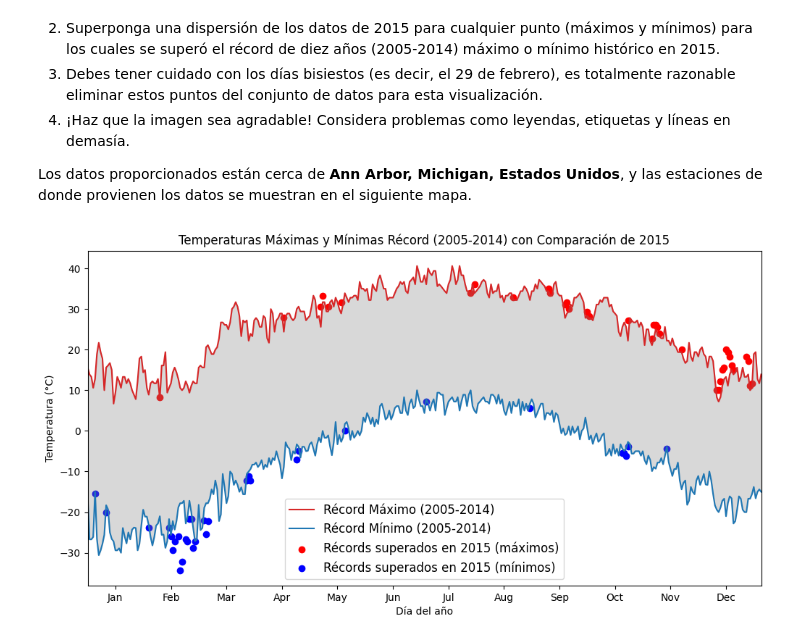
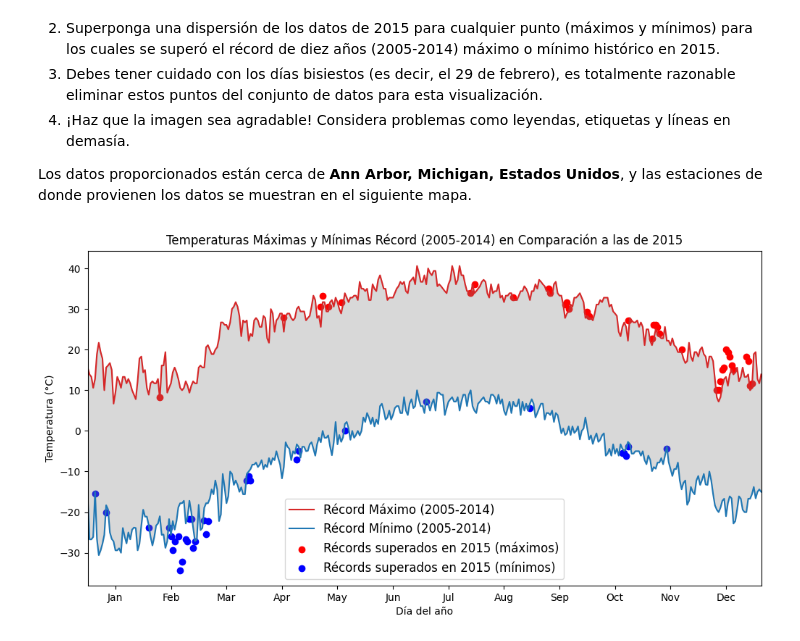
Before and after one commit to FrancoBagnasco/practica3_ucu, a Jupyter notebook: notebooks/practice_3.ipynb, the cells around one changed output. Cells and saved outputs as stored; diff of their text form; code cells hidden in the pictures.

```diff
--- a/notebooks/practice_3.ipynb
+++ b/notebooks/practice_3.ipynb
@@ -62,35 +62,39 @@ record_max_broken = max_temp_2015[max_temp_2015 > max_temp_records]
 record_min_broken = min_temp_2015[min_temp_2015 < min_temp_records]
 
 # Crear el gráfico de temperaturas récord
 plt.figure(figsize=(12, 6))
 plt.plot(max_temp_records.index, max_temp_records, color='tab:red', label='Récord Máximo (2005-2014)')
 plt.plot(min_temp_records.index, min_temp_records, color='tab:blue', label='Récord Mínimo (2005-2014)')
 
 # Dibujar los puntos donde se batieron récords en 2015
 plt.scatter(record_max_broken.index, record_max_broken, color='red', marker='o', label='Récords superados en 2015 (máximos)')
 plt.scatter(record_min_broken.index, record_min_broken, color='blue', marker='o', label='Récords superados en 2015 (mínimos)')
 
 # Rellenar el área entre las temperaturas máximas y mínimas récord
 plt.fill_between(max_temp_records.index, max_temp_records, min_temp_records, color='gray', alpha=0.3)
 
 # Configurar el gráfico
-plt.title('Temperaturas Máximas y Mínimas Récord (2005-2014) con Comparación de 2015')
+plt.title('Temperaturas Máximas y Mínimas Récord (2005-2014) en Comparación a las de 2015')
 plt.xlabel('Día del año')
 plt.ylabel('Temperatura (°C)')
-plt.legend(loc='upper left')
+
+# Cambiar la ubicación y el tamaño de la tabla de referencias para que no tape el gráfico
+plt.legend(loc='lower center', fontsize='large')
+
+# Configurar los límites del eje x para eliminar espacios en blanco
+plt.xlim(max_temp_records.index[0], max_temp_records.index[-1])
 
 # Personalizar los ejes x para mostrar los meses
 months = ['Jan', 'Feb', 'Mar', 'Apr', 'May', 'Jun', 'Jul', 'Aug', 'Sep', 'Oct', 'Nov', 'Dec']
 month_positions = [i*30 + 15 for i in range(12)]
 plt.xticks(month_positions, months)
 
 # Configurar los límites del eje x para eliminar espacios en blanco
 plt.xlim(max_temp_records.index[0], max_temp_records.index[-1])
 
-# Cambiar la ubicación y el tamaño de la tabla de referencias para que no tape el gráfico
-plt.legend(loc='lower center', fontsize='large')
+
 
 # Mostrar el gráfico
 plt.show()
 # %% [output]
-[figure, old version]
+[figure, new version]
```
